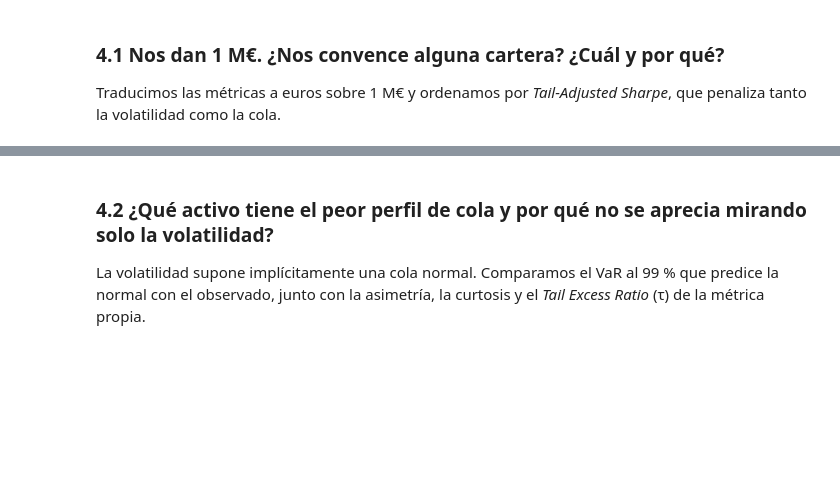
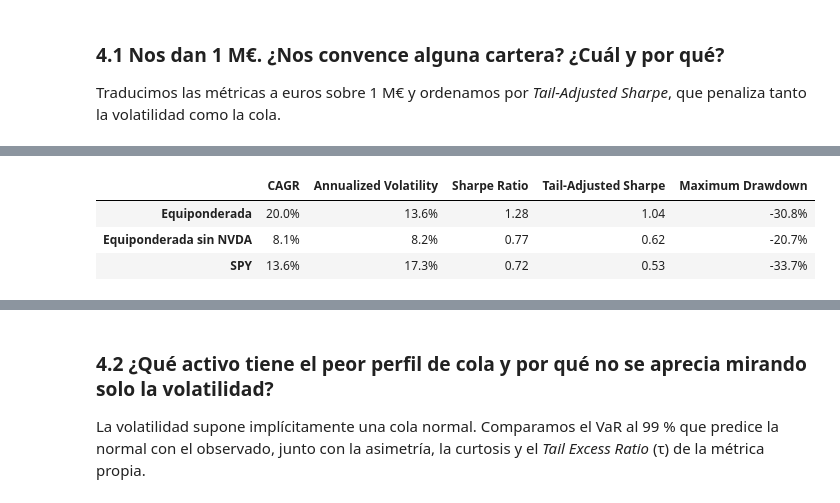
Before and after one commit to Jorgeberlin/quant_management, a Jupyter notebook: notebooks/01_riesgo.ipynb, the cells around one changed output, grey strips where cells are left out. Drawn from its saved outputs; the diff is of its cells as text; code cells hidden in the pictures; blank space fills up the shorter version.

Commit message:
docs(notebook): respuestas, robustez sin NVDA y conclusiones

```diff
--- a/notebooks/01_riesgo.ipynb
+++ b/notebooks/01_riesgo.ipynb
@@ -166,3 +211,26 @@ in_euros
+# %%
+# Robustez: ¿la equiponderada es buena por diversificar o solo por llevar NVDA?
+ew_ex_nvda = constant_weight_nav(assets, {t: 0.25 for t in ["SPY", "TLT", "GLD", "HYG"]})
+
+robustness = generate_risk_summary(
+    pd.DataFrame({
+        "Equiponderada": prices["Equiponderada"],
+        "Equiponderada sin NVDA": ew_ex_nvda,
+        "SPY": prices["SPY"],
+    }),
+    risk_free_rate=RF,
+)
+
+robustness[["CAGR", "Annualized Volatility", "Sharpe Ratio",
+            "Tail-Adjusted Sharpe", "Maximum Drawdown"]].style.format({
+    "CAGR": "{:.1%}", "Annualized Volatility": "{:.1%}", "Sharpe Ratio": "{:.2f}",
+    "Tail-Adjusted Sharpe": "{:.2f}", "Maximum Drawdown": "{:.1%}",
+})
+# %% [output]
+|  | CAGR | Annualized Volatility | Sharpe Ratio | Tail-Adjusted Sharpe | Maximum Drawdown |
+| Equiponderada | 20.0% | 13.6% | 1.28 | 1.04 | -30.8% |
+| Equiponderada sin NVDA | 8.1% | 8.2% | 0.77 | 0.62 | -20.7% |
+| SPY | 13.6% | 17.3% | 0.72 | 0.53 | -33.7% |
 # %% [markdown]
 **Respuesta:**
 
```
Also changed, not shown: parts of 20 cells of this notebook.
